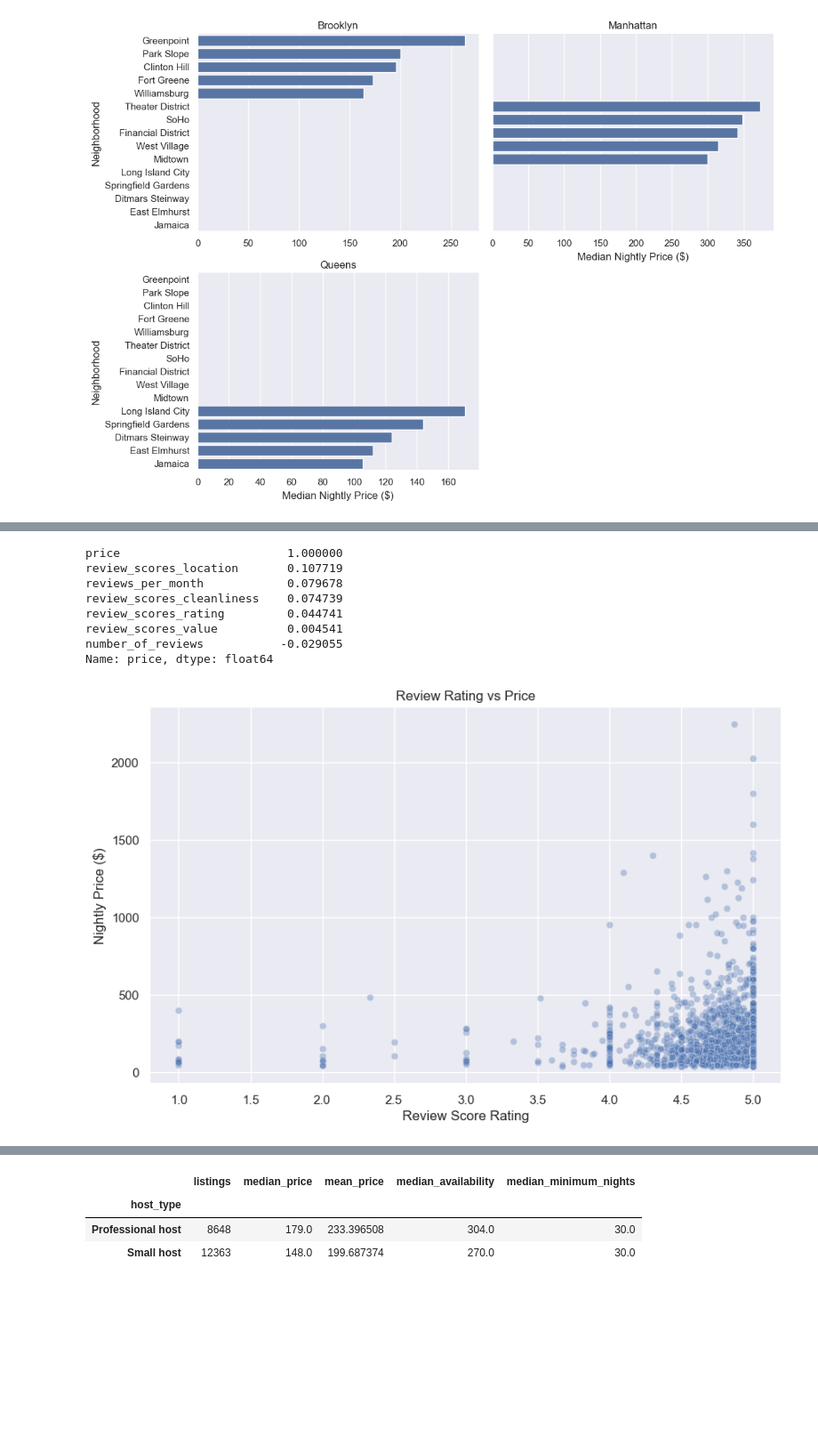
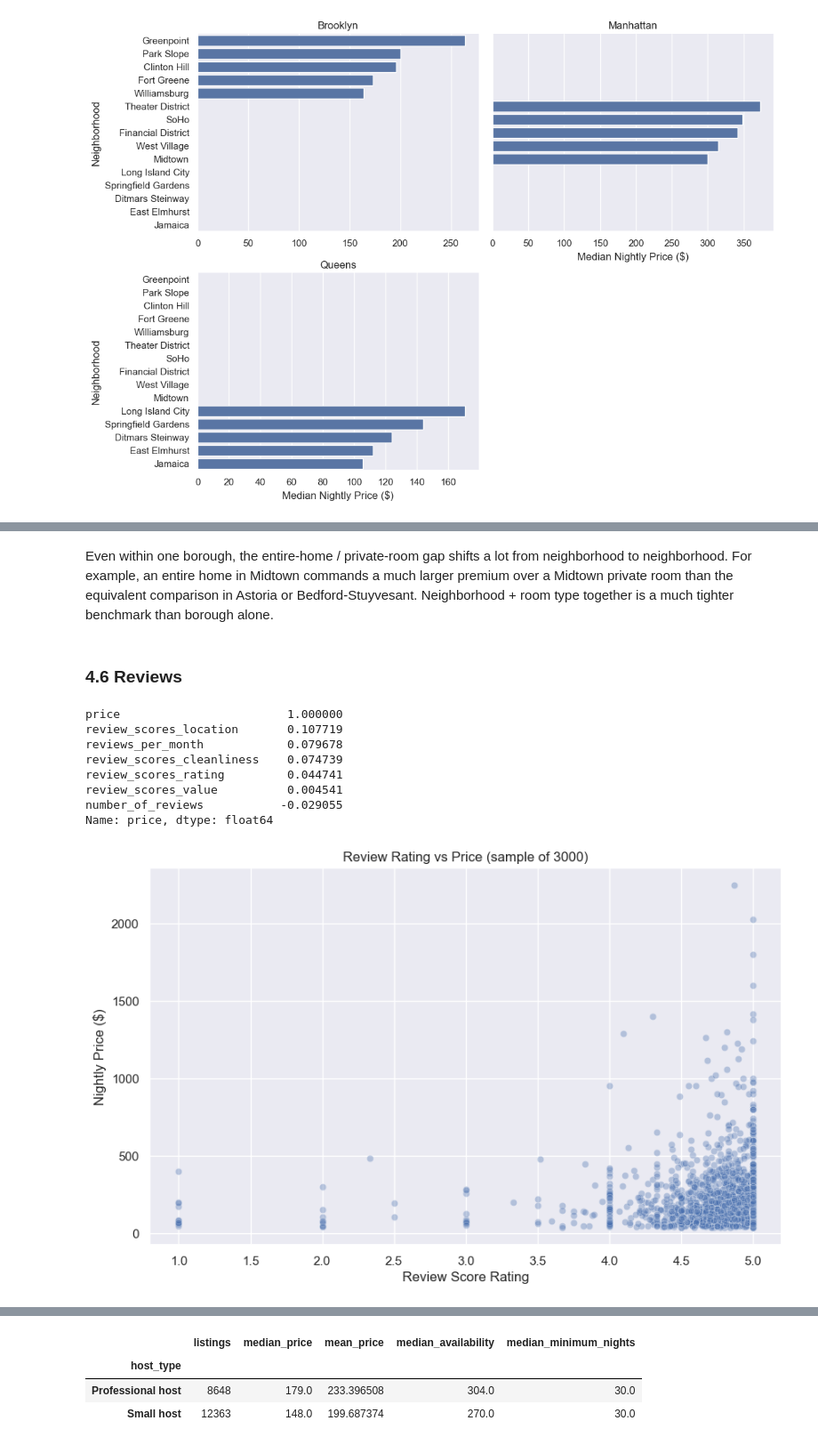
Before and after one commit to biomud/Airbnb_Price_Analysis_NYC, a Jupyter notebook: Airbnb_NYC_Price_Analysis.ipynb, the cells around one changed output, grey strips where cells are left out. Shown at 89% size. Saved outputs shown, nothing was run; the diff lists cells and outputs as text; code cells hidden in the pictures; blank space fills up the shorter version.

```diff
--- a/Airbnb_NYC_Price_Analysis.ipynb
+++ b/Airbnb_NYC_Price_Analysis.ipynb
@@ -83,27 +78,24 @@ Airbnb prices are also highly skewed. A few extremely expensive listings can str
 # %%
-# Make a copy so the original dataframe stays unchanged.
 data = df.copy()
 
-# The price column has dollar signs and commas, so it needs to be cleaned before analysis
-data["price"] = data["price"].astype(str)
-data["price"] = data["price"].str.replace("$", "", regex=False)
-data["price"] = data["price"].str.replace(",", "", regex=False)
+# price is stored as text with $ and commas
+data["price"] = (data["price"].astype(str)
+                              .str.replace("$", "", regex=False)
+                              .str.replace(",", "", regex=False))
 data["price"] = pd.to_numeric(data["price"], errors="coerce")
 
 print("Original rows:", len(data))
-print("Rows with usable price:", data["price"].notna().sum())
-print("Missing price percentage:", round(data["price"].isna().mean() * 100, 2), "%")
+print("Listings with a usable price:", data["price"].notna().sum())
+print("Missing price share:", round(data["price"].isna().mean() * 100, 2), "%")
 
-# Prices need to be positive.
 data = data.dropna(subset=["price"])
 data = data[data["price"] > 0]
 
-# Remove the lowest 1% and highest 1% of prices to reduce outliers
 lower_price = data["price"].quantile(0.01)
 upper_price = data["price"].quantile(0.99)
 data = data[(data["price"] >= lower_price) & (data["price"] <= upper_price)]
 
 print("Rows after price cleaning:", len(data))
-print("Kept price range:", lower_price, "to", upper_price)
+print("Kept price range: $", round(lower_price, 2), "to $", round(upper_price, 2))
 # %% [output]
 Original rows: 36353
@@ -361,0 +308,17 @@ plt.show()
+# %%
+# pick the three biggest neighborhoods inside each borough
+biggest = (data.groupby(["neighbourhood_group_cleansed", "neighbourhood_cleansed"])
+                .size().reset_index(name="n")
+                .sort_values(["neighbourhood_group_cleansed", "n"],
+                             ascending=[True, False])
+                .groupby("neighbourhood_group_cleansed").head(3))
+
+mask = data.set_index(["neighbourhood_group_cleansed", "neighbourhood_cleansed"]).index.isin(
+    list(zip(biggest["neighbourhood_group_cleansed"], biggest["neighbourhood_cleansed"]))
+)
+
+nbhd_room = (data[mask]
+             .pivot_table(values="price",
+                          index=["neighbourhood_group_cleansed", "neighbourhood_cleansed"],
+                          columns="room_type", aggfunc="median"))
+nbhd_room
@@ -362 +354,5 @@ plt.show()
+# %% [markdown]
+Even within one borough, the entire-home / private-room gap shifts a lot from neighborhood to neighborhood. For example, an entire home in Midtown commands a much larger premium over a Midtown private room than the equivalent comparison in Astoria or Bedford-Stuyvesant. Neighborhood + room type together is a much tighter benchmark than borough alone.
+# %% [markdown]
+### 4.6 Reviews
 # %%
@@ -381,15 +371,11 @@ review_scores_value          0.004541
 number_of_reviews           -0.029055
 Name: price, dtype: float64
 # %%
-sns.scatterplot(
-    data=data.sample(min(3000, len(data)), random_state=42),
-    x="review_scores_rating",
-    y="price",
-    alpha=0.35
-)
-plt.title("Review Rating vs Price")
+sns.scatterplot(data=data.sample(min(3000, len(data)), random_state=42),
+                x="review_scores_rating", y="price", alpha=0.35)
+plt.title("Review Rating vs Price (sample of 3000)")
 plt.xlabel("Review Score Rating")
 plt.ylabel("Nightly Price ($)")
 plt.show()
 # %% [output]
-[figure, old version]
+[figure, new version]
```
Also changed, not shown: parts of 91 cells of this notebook, 1 other file.
